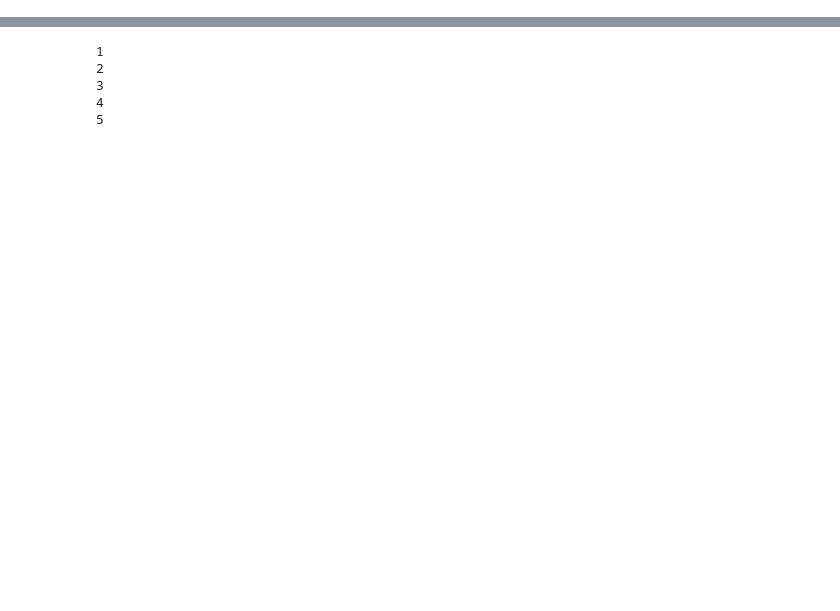
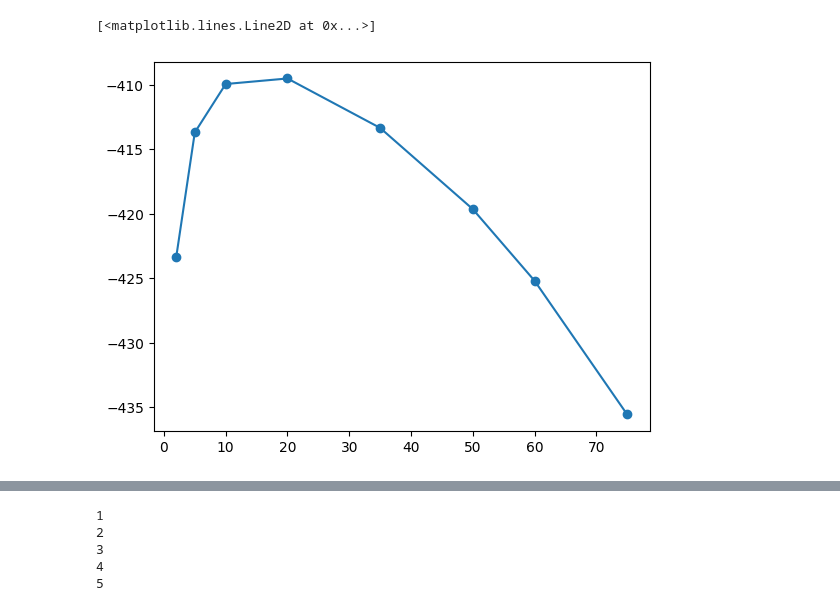
Before and after one commit to cvxgrp/cov_pred_finance, a Jupyter notebook: experiments/extensions/playground.ipynb, the cells around one changed output, grey strips where cells are left out. Cells and saved outputs as stored; diff of their text form; code cells hidden in the pictures; blank space fills up the shorter version.

Commit message:
low rank ewma

```diff
--- a/experiments/extensions/playground.ipynb
+++ b/experiments/extensions/playground.ipynb
@@ -1,11 +1,15 @@
 # %%
 import numpy as np
-from scipy.sparse.linalg import eigsh, eigs
+from scipy.sparse.linalg import LinearOperator, eigsh
 import pandas as pd
+import seaborn as sns
 
 from cvx.covariance.ewma import _ewma_cov
-from experiments.utils.low_rank_ewma import ewma_low_rank
+from experiments.utils.low_rank_ewma import _ewma_low_rank, low_rank_iterated_ewma
 from experiments.utils.experiment_utils import log_likelihood_low_rank, log_likelihood_regularized
+
+sns.set()
+sns.set(font_scale=1.5)
 
 %load_ext autoreload
 %autoreload 2
@@ -30,0 +171,10 @@ lamda, Q = eigsh(A, k=rank, which='LM')
+# %%
+log_likelihood_means = [ll2[100:].mean(), ll5[100:].mean(), ll10[100:].mean(), ll20[100:].mean(), ll35[100:].mean(), ll50[100:].mean(), ll60[100:].mean(), ll75[100:].mean()]
+
+ranks = [2, 5, 10, 20, 35, 50, 60, 75]
+
+import matplotlib.pyplot as plt
+plt.plot(ranks, log_likelihood_means, marker="o")
+# %% [output]
+[<matplotlib.lines.Line2D at 0x...>]
+[figure, added]
```
Also changed, not shown: parts of 24 cells of this notebook, 2 other files.
